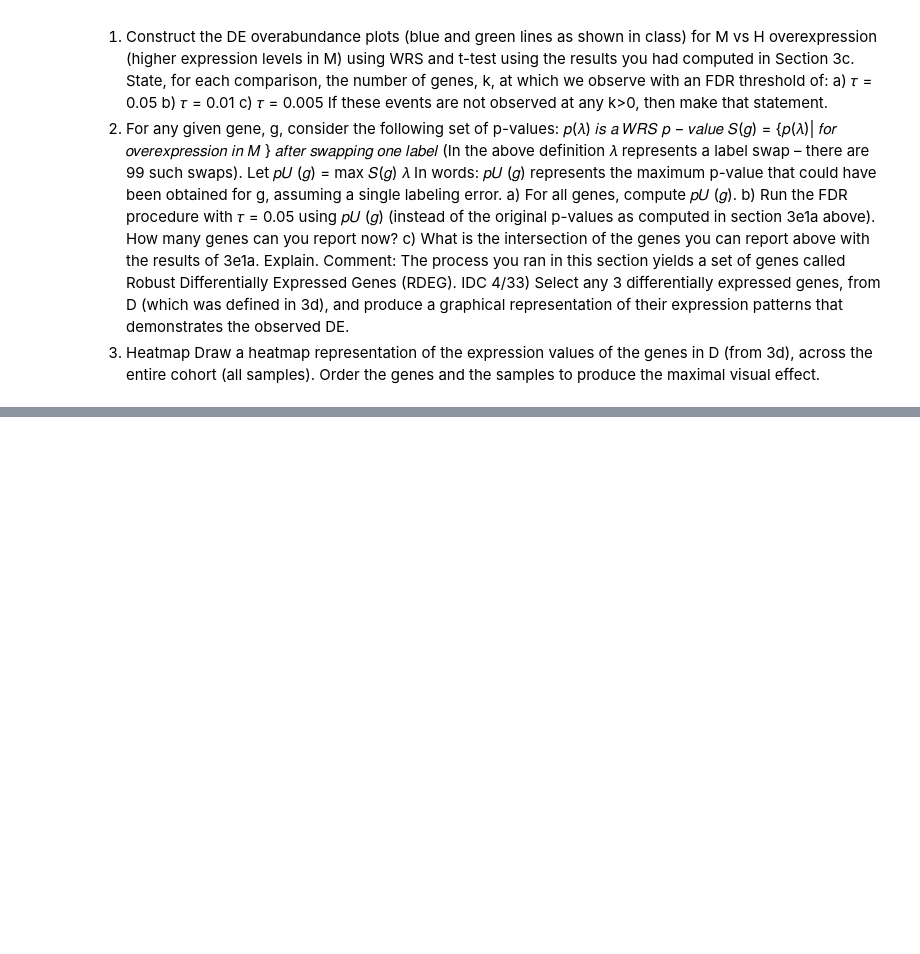
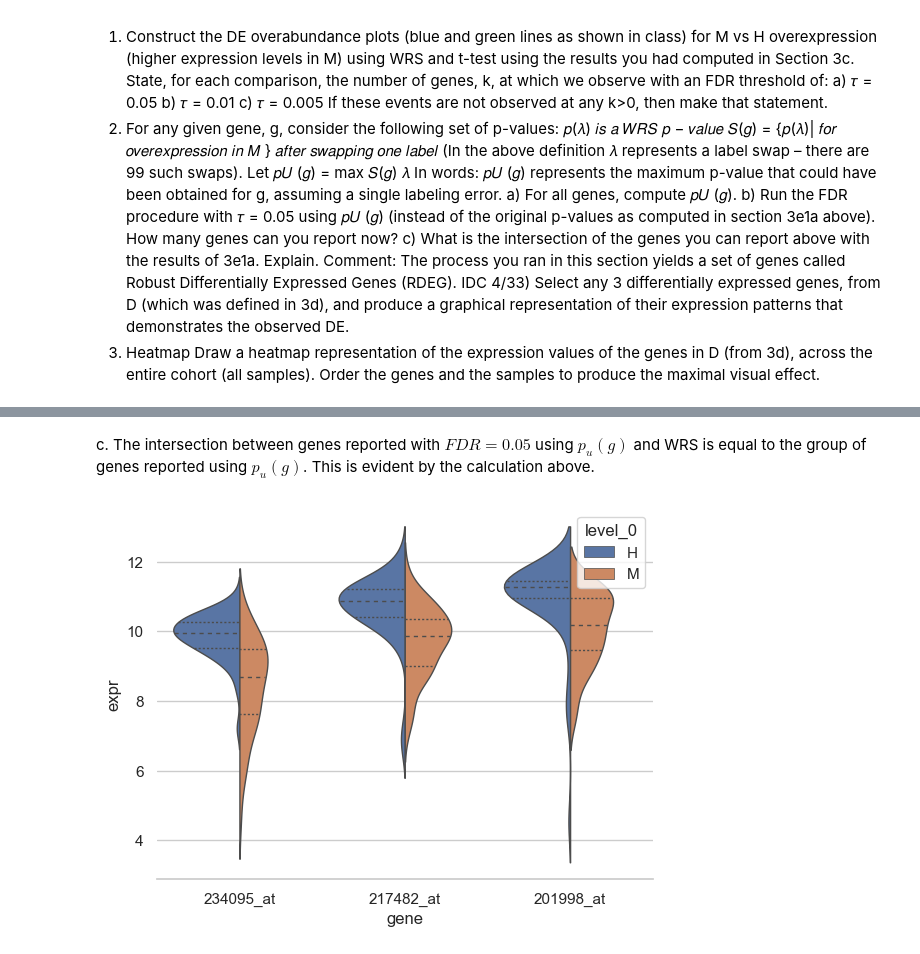
Before and after one commit to barboym/hw_statistics_runi, a Jupyter notebook: HW4.ipynb, the cells around one changed output, grey strips where cells are left out. Cells and saved outputs as stored; diff of their text form; code cells hidden in the pictures; blank space fills up the shorter version.

```diff
--- a/HW4.ipynb
+++ b/HW4.ipynb
@@ -368,0 +394,14 @@ xlabel('p-value');
+# %% [markdown]
+c. The intersection between genes reported with $FDR = 0.05$ using $p_u(g)$ and WRS is equal to the group of genes reported using $p_u(g)$. This is evident by the calculation above.
+# %%
+D_select_3 = D.iloc[:,[1,10,20]]
+
+D_select_3 = (D.iloc[:,[1,10,20]].reset_index())
+D_select_3 = D_select_3.melt(id_vars=['level_1','level_0'],value_vars=['234095_at', '217482_at','201998_at'])
+D_select_3.columns = ['level_1', 'level_0', 'gene', 'expr']
+
+sns.set(style="whitegrid")
+sns.violinplot(data=D_select_3, y = 'expr', x = 'gene', hue = 'level_0', split=True, inner="quart", linewidth=1);
+sns.despine(left=True)
+# %% [output]
+[figure, added]
```
Also changed, not shown: parts of 21 cells of this notebook.
